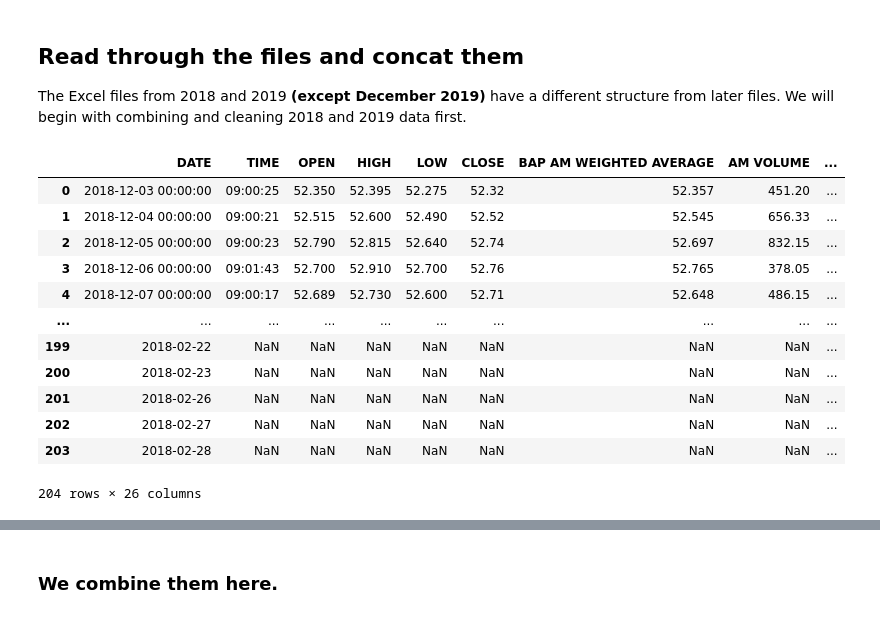
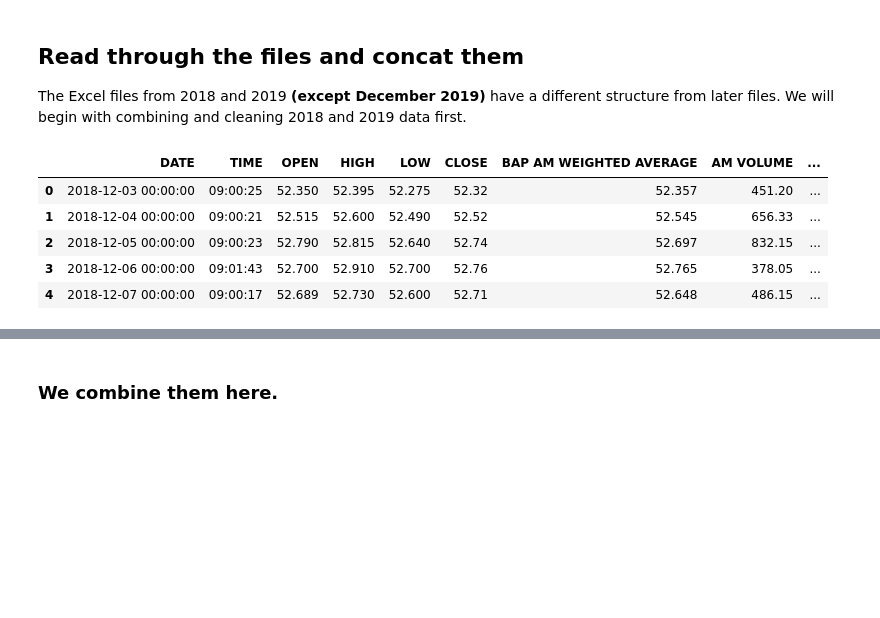
Before and after one commit to pmagtulis/usd-php-forex, a Jupyter notebook: cleaning-forex-ph.ipynb, the cells around one changed output, grey strips where cells are left out. Drawn from its saved outputs; the diff is of its cells as text; code cells hidden in the pictures; blank space fills up the shorter version.

```diff
--- a/cleaning-forex-ph.ipynb
+++ b/cleaning-forex-ph.ipynb
@@ -21,20 +21,13 @@ import pandas as pd
 The Excel files from 2018 and 2019 **(except December 2019)** have a different structure from later files. We will begin with combining and cleaning 2018 and 2019 data first.
 # %%
 pd.set_option("display.max_columns", None)
-df = pd.concat(pd.read_excel('2018 BAP FX Summary.xlsx', sheet_name=None), ignore_index=True)
-df
+df = pd.concat(pd.read_excel('2018 BAP FX Summary.xlsx', sheet_name=None, na_values=["-"]), ignore_index=True)
+df.head()
 # %% [output]
 |  | DATE | TIME | OPEN | HIGH | LOW | CLOSE | BAP AM WEIGHTED AVERAGE | AM VOLUME | ... |
 | 0 | 2018-12-03 00:00:00 | 09:00:25 | 52.350 | 52.395 | 52.275 | 52.32 | 52.357 | 451.20 | ... |
 | 1 | 2018-12-04 00:00:00 | 09:00:21 | 52.515 | 52.600 | 52.490 | 52.52 | 52.545 | 656.33 | ... |
 | 2 | 2018-12-05 00:00:00 | 09:00:23 | 52.790 | 52.815 | 52.640 | 52.74 | 52.697 | 832.15 | ... |
 | 3 | 2018-12-06 00:00:00 | 09:01:43 | 52.700 | 52.910 | 52.700 | 52.76 | 52.765 | 378.05 | ... |
 | 4 | 2018-12-07 00:00:00 | 09:00:17 | 52.689 | 52.730 | 52.600 | 52.71 | 52.648 | 486.15 | ... |
-| ... | ... | ... | ... | ... | ... | ... | ... | ... | ... |
-| 199 | 2018-02-22 | NaN | NaN | NaN | NaN | NaN | NaN | NaN | ... |
-| 200 | 2018-02-23 | NaN | NaN | NaN | NaN | NaN | NaN | NaN | ... |
-| 201 | 2018-02-26 | NaN | NaN | NaN | NaN | NaN | NaN | NaN | ... |
-| 202 | 2018-02-27 | NaN | NaN | NaN | NaN | NaN | NaN | NaN | ... |
-| 203 | 2018-02-28 | NaN | NaN | NaN | NaN | NaN | NaN | NaN | ... |
-204 rows × 26 columns
 # %%
```
Also changed, not shown: parts of 26 cells of this notebook.
